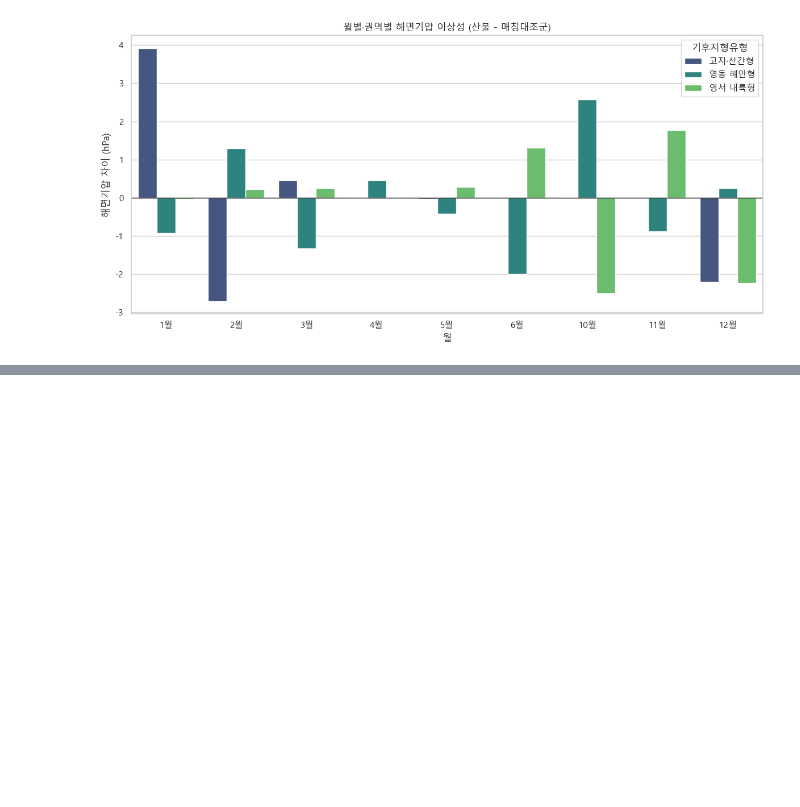
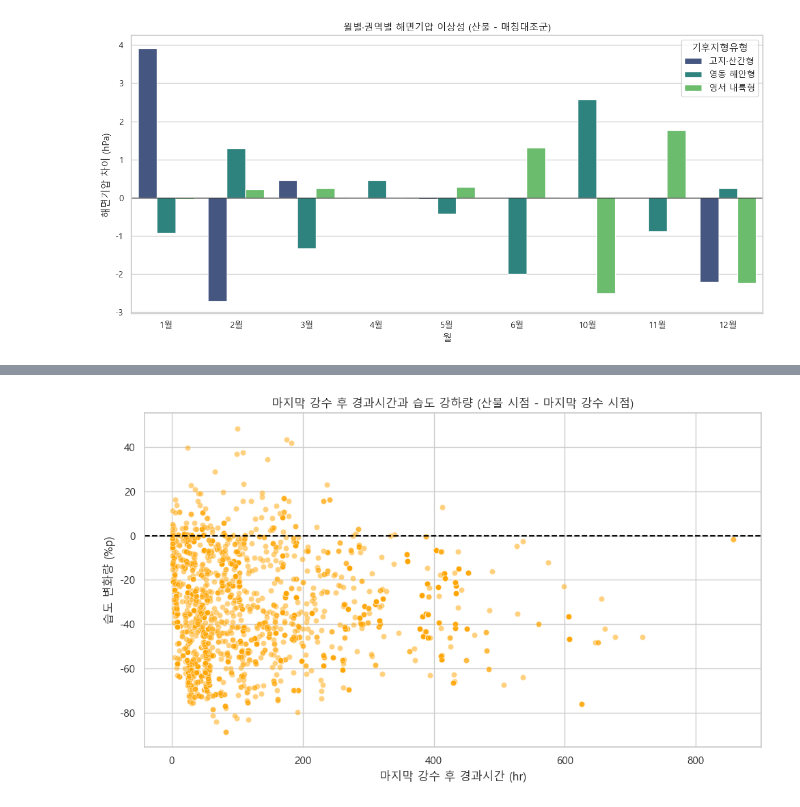
Before and after one commit to Max-JI64/farm-system-public-02, a Jupyter notebook: jsw/강원_재_EDA/Step3_산불발생_선행기상및국지임계치_심화분석.ipynb, the cells around one changed output, grey strips where cells are left out. Cells and saved outputs as stored; diff of their text form; code cells hidden in the pictures; blank space fills up the shorter version.

```diff
--- a/jsw/강원_재_EDA/Step3_산불발생_선행기상및국지임계치_심화분석.ipynb
+++ b/jsw/강원_재_EDA/Step3_산불발생_선행기상및국지임계치_심화분석.ipynb
@@ -847,0 +851,82 @@ plt.show()
+# %%
+
+import pandas as pd
+import numpy as np
+import matplotlib.pyplot as plt
+import seaborn as sns
+
+# raw_hourly를 이용해 강수량 이벤트를 찾음
+# 빠른 조회를 위해 기상셀ID를 인덱스로 설정
+hw_indexed = raw_hourly.set_index('기상셀ID').sort_values(['기상셀ID', '일시'])
+
+results = []
+
+if '기준시각' in fire_matched.columns:
+    time_col = '기준시각'
+else:
+    time_col = '발생일시'
+
+for idx, row in fire_matched.iterrows():
+    cell = row['기상셀ID']
+    ftime = row[time_col]
+
+    if cell not in hw_indexed.index:
+        continue
+
+    cell_data = hw_indexed.loc[cell]
+    if isinstance(cell_data, pd.Series):
+        cell_data = cell_data.to_frame().T
+
+    # 과거 데이터 중 강수량이 0.0 초과인 시점 추출
+    past_data = cell_data[cell_data['일시'] < ftime]
+    rainy = past_data[past_data['강수량_mm'] > 0.0]
+
+    # 시점 데이터 추출
+    curr_data = cell_data[cell_data['일시'] == ftime]
+
+    if len(rainy) > 0 and len(curr_data) > 0:
+        last_rain = rainy.iloc[-1]
+        curr = curr_data.iloc[0]
+
+        elapsed_hr = (ftime - last_rain['일시']).total_seconds() / 3600.0
+        delta_hum = curr['습도_pct'] - last_rain['습도_pct']
+        delta_wind = curr['풍속_m_s'] - last_rain['풍속_m_s']
+
+        results.append({
+            'fire_id': row['fire_id'],
+            '경과시간_hr': elapsed_hr,
+            '마지막강수_강수량_mm': last_rain['강수량_mm'],
+            '마지막강수_습도_pct': last_rain['습도_pct'],
+            '시점_습도_pct': curr['습도_pct'],
+            '습도_변화량_pctp': delta_hum,
+            '마지막강수_풍속_m_s': last_rain['풍속_m_s'],
+            '시점_풍속_m_s': curr['풍속_m_s'],
+            '풍속_변화량_m_s': delta_wind
+        })
+
+s3_07_df = pd.DataFrame(results)
+
+desc_stats = s3_07_df[['경과시간_hr', '습도_변화량_pctp', '풍속_변화량_m_s']].describe()
+desc_stats.to_csv('outputs/Step3/tables/S3-07_post_rain_stats.csv', encoding='utf-8-sig')
+display(desc_stats)
+
+plt.figure(figsize=(10, 6))
+sns.scatterplot(data=s3_07_df, x='경과시간_hr', y='습도_변화량_pctp', alpha=0.5, color='orange')
+plt.axhline(0, color='black', linestyle='--')
+plt.title('마지막 강수 후 경과시간과 습도 강하량 (산불 시점 - 마지막 강수 시점)')
+plt.xlabel('마지막 강수 후 경과시간 (hr)')
+plt.ylabel('습도 변화량 (%p)')
+plt.tight_layout()
+plt.savefig('outputs/Step3/plots/S3-07_elapsed_vs_humidity_scatter.png', dpi=150)
+plt.show()
+
+plt.figure(figsize=(10, 6))
+sns.scatterplot(data=s3_07_df, x='경과시간_hr', y='풍속_변화량_m_s', alpha=0.5, color='teal')
+plt.axhline(0, color='black', linestyle='--')
+plt.title('마지막 강수 후 경과시간과 풍속 상승량 (산불 시점 - 마지막 강수 시점)')
+plt.xlabel('마지막 강수 후 경과시간 (hr)')
+plt.ylabel('풍속 변화량 (m/s)')
+plt.tight_layout()
+plt.savefig('outputs/Step3/plots/S3-07_elapsed_vs_wind_scatter.png', dpi=150)
+plt.show()
+# %% [output]
@@ -847,0 +942 @@ plt.show()
+[figure, added]
```
Also changed, not shown: parts of 2 cells of this notebook, 4 other files.
